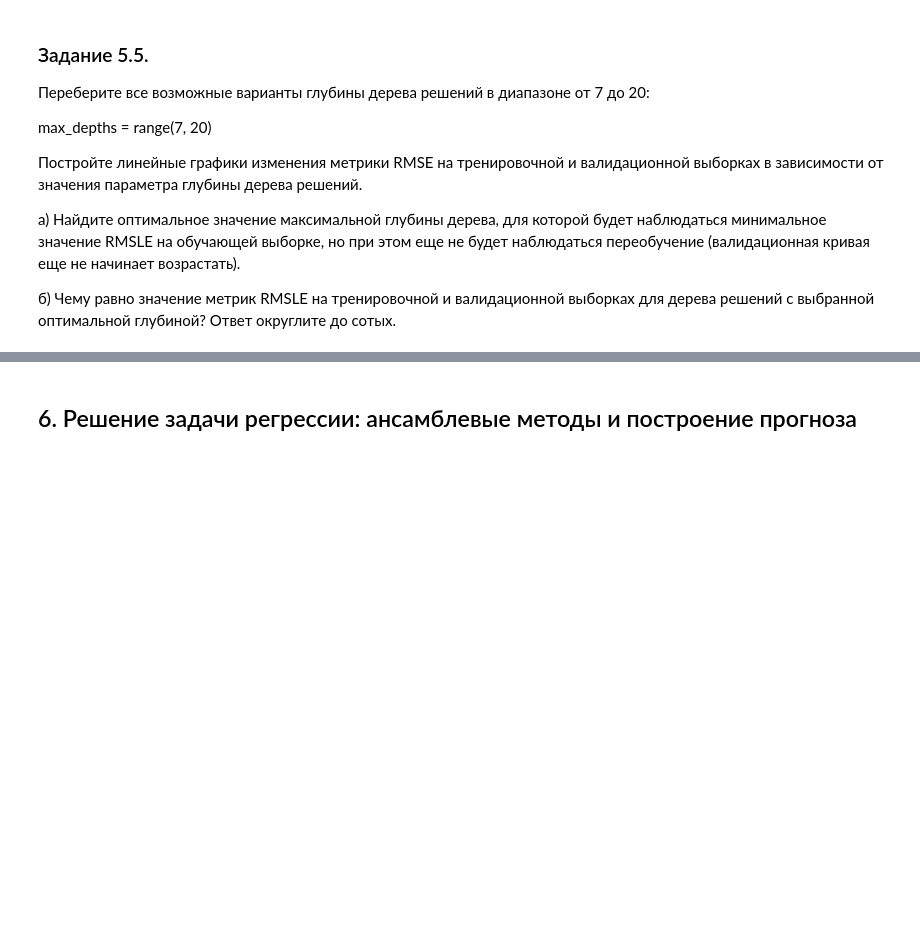
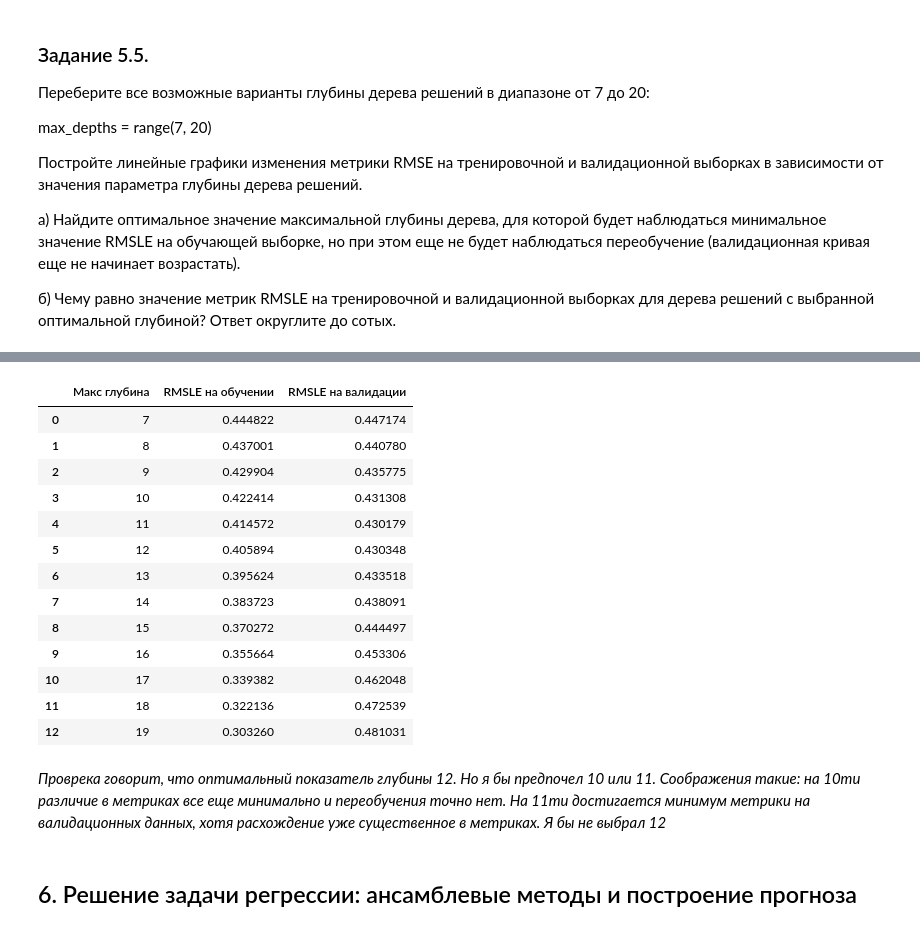
Before and after one commit to killri/sf_data_science, a Jupyter notebook: project_5_regression/Project-5-NYC-taxi.ipynb, the cells around one changed output, grey strips where cells are left out. Saved outputs shown, nothing was run; the diff lists cells and outputs as text; code cells hidden in the pictures; blank space fills up the shorter version.

```diff
--- a/project_5_regression/Project-5-NYC-taxi.ipynb
+++ b/project_5_regression/Project-5-NYC-taxi.ipynb
@@ -904,3 +918,22 @@ max_depths = range(7, 20)
+# %%
+metric_list_df
+# %% [output]
+|  | Макс глубина | RMSLE на обучении | RMSLE на валидации |
+| 0 | 7 | 0.444822 | 0.447174 |
+| 1 | 8 | 0.437001 | 0.440780 |
+| 2 | 9 | 0.429904 | 0.435775 |
+| 3 | 10 | 0.422414 | 0.431308 |
+| 4 | 11 | 0.414572 | 0.430179 |
+| 5 | 12 | 0.405894 | 0.430348 |
+| 6 | 13 | 0.395624 | 0.433518 |
+| 7 | 14 | 0.383723 | 0.438091 |
+| 8 | 15 | 0.370272 | 0.444497 |
+| 9 | 16 | 0.355664 | 0.453306 |
+| 10 | 17 | 0.339382 | 0.462048 |
+| 11 | 18 | 0.322136 | 0.472539 |
+| 12 | 19 | 0.303260 | 0.481031 |
+# %% [markdown]
+*Проврека говорит, что оптимальный показатель глубины 12. Но я бы предпочел 10 или 11. Соображения такие: на 10ти различие в метриках все еще минимально и переобучения точно нет. На 11ти достигается минимум метрики на валидационных данных, хотя расхождение уже существенное в метриках. Я бы не выбрал 12*
 # %% [markdown]
 ## 6. Решение задачи регрессии: ансамблевые методы и построение прогноза
 # %% [markdown]
```
Also changed, not shown: parts of 24 cells of this notebook, 2 other files.
